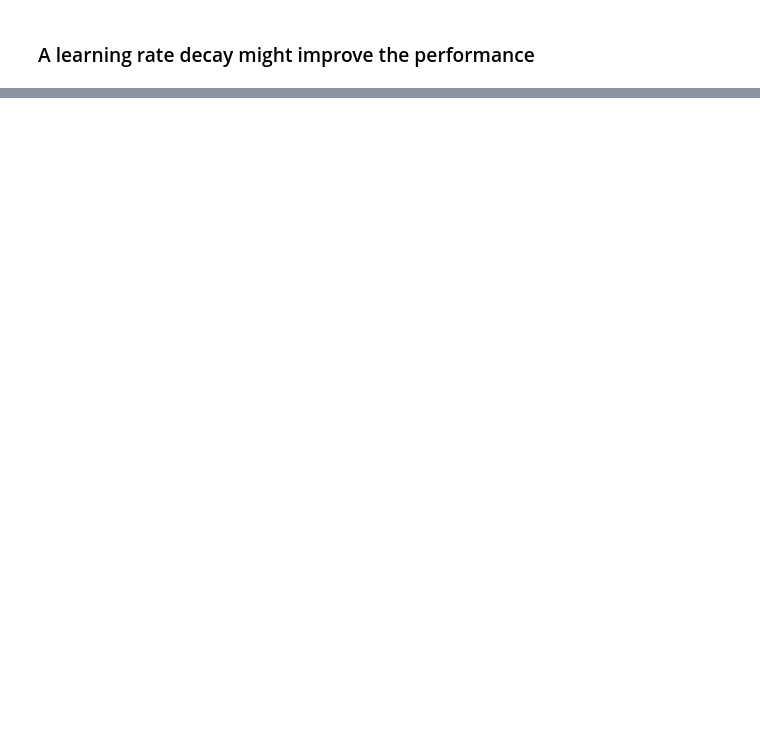
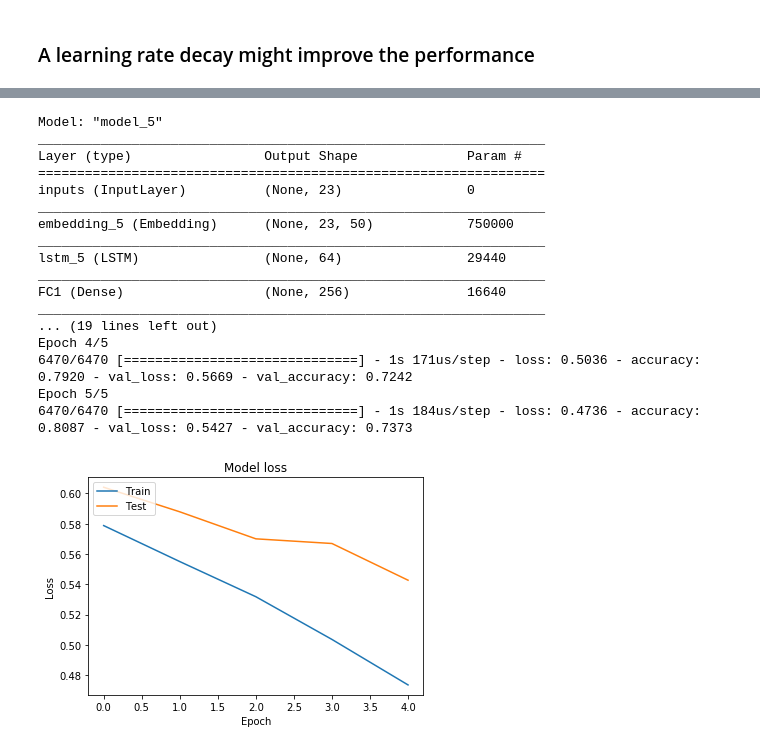
Before and after one commit to manish2020-iitr/Msia2020, a Jupyter notebook: PA2_LSTM.ipynb, the cells around one changed output, grey strips where cells are left out. Cells and saved outputs as stored; diff of their text form; code cells hidden in the pictures; blank space fills up the shorter version.

```diff
--- a/PA2_LSTM.ipynb
+++ b/PA2_LSTM.ipynb
@@ -182,0 +200,3 @@ f1_score(Y_test, Y_pred, average='micro')
+# %%
+cv_data = pd.read_csv('C:/Users/mkkma/Downloads/data_final.csv')
+cv_data.head()
@@ -182,0 +210,25 @@ f1_score(Y_test, Y_pred, average='micro')
+# %%
+cv_scores = []
+for i in range(1,11):
+    train = cv_data[cv_data['fold'] != i]
+    test = cv_data[cv_data['fold'] == i]
+    max_words = 15000
+    max_len =23
+    X_train = train['lemmatize_without_stopwords']
+    Y_train = train['target']
+    X_test = test['lemmatize_without_stopwords']
+    Y_test = test['target']
+    tok = Tokenizer(num_words=max_words)
+    tok.fit_on_texts(X_train)
+    sequences = tok.texts_to_sequences(X_train)
+    sequences_matrix = sequence.pad_sequences(sequences,maxlen=max_len)
+    test_sequences = tok.texts_to_sequences(X_test)
+    test_sequences_matrix = sequence.pad_sequences(test_sequences,maxlen=max_len)
+    model = RNN()
+    model.summary()
+    model.compile(loss='binary_crossentropy',optimizer=RMSprop(lr = 0.0001),metrics=['accuracy'])
+    lstm_model =model.fit(sequences_matrix,Y_train,batch_size=128,epochs=14,validation_data=(test_sequences_matrix, Y_test))
+    loss(lstm_model)
+    Y_pred = model.predict(test_sequences_matrix)
+    Y_pred = [1 if i>0.5 else 0 for i in Y_pred]
+    cv_scores.append(f1_score(Y_test, Y_pred, average='micro'))
@@ -183,2 +349,6 @@ f1_score(Y_test, Y_pred, average='micro')
 # %% [markdown]
 ### A learning rate decay might improve the performance
+# %%
+model = RNN()
+model.summary()
+model.compile(loss='binary_crossentropy',optimizer=RMSprop(lr = 0.0001),metrics=['accuracy'])
@@ -184,0 +373,3 @@ f1_score(Y_test, Y_pred, average='micro')
+# %%
+# Running this model for 6 epochs
+lstm_model =model.fit(sequences_matrix,Y_train,batch_size=128,epochs=6,validation_data=(test_sequences_matrix, Y_test))
@@ -184,0 +437,28 @@ f1_score(Y_test, Y_pred, average='micro')
+# %%
+# Noise can be seen again after 5 epochs. So running on this learning rate for 5 epochs
+# Decaying the learning rate using a step wise decay
+model2 = RNN()
+model2.summary()
+model2.compile(loss='binary_crossentropy',optimizer=RMSprop(lr = 0.00005),metrics=['accuracy'])
+model2.set_weights(model.get_weights())
+lstm_model =model2.fit(sequences_matrix,Y_train,batch_size=128,epochs=5,validation_data=(test_sequences_matrix, Y_test))
+loss(lstm_model)
+# %% [output]
+Model: "model_5"
+_________________________________________________________________
+Layer (type)                 Output Shape              Param #
+=================================================================
+inputs (InputLayer)          (None, 23)                0
+_________________________________________________________________
+embedding_5 (Embedding)      (None, 23, 50)            750000
+_________________________________________________________________
+lstm_5 (LSTM)                (None, 64)                29440
+_________________________________________________________________
+FC1 (Dense)                  (None, 256)               16640
+_________________________________________________________________
+... (19 lines left out)
+Epoch 4/5
+6470/6470 [==============================] - 1s 171us/step - loss: 0.5036 - accuracy: 0.7920 - val_loss: 0.5669 - val_accuracy: 0.7242
+Epoch 5/5
+6470/6470 [==============================] - 1s 184us/step - loss: 0.4736 - accuracy: 0.8087 - val_loss: 0.5427 - val_accuracy: 0.7373
+[figure, added]
```
Also changed, not shown: parts of 23 cells of this notebook.
